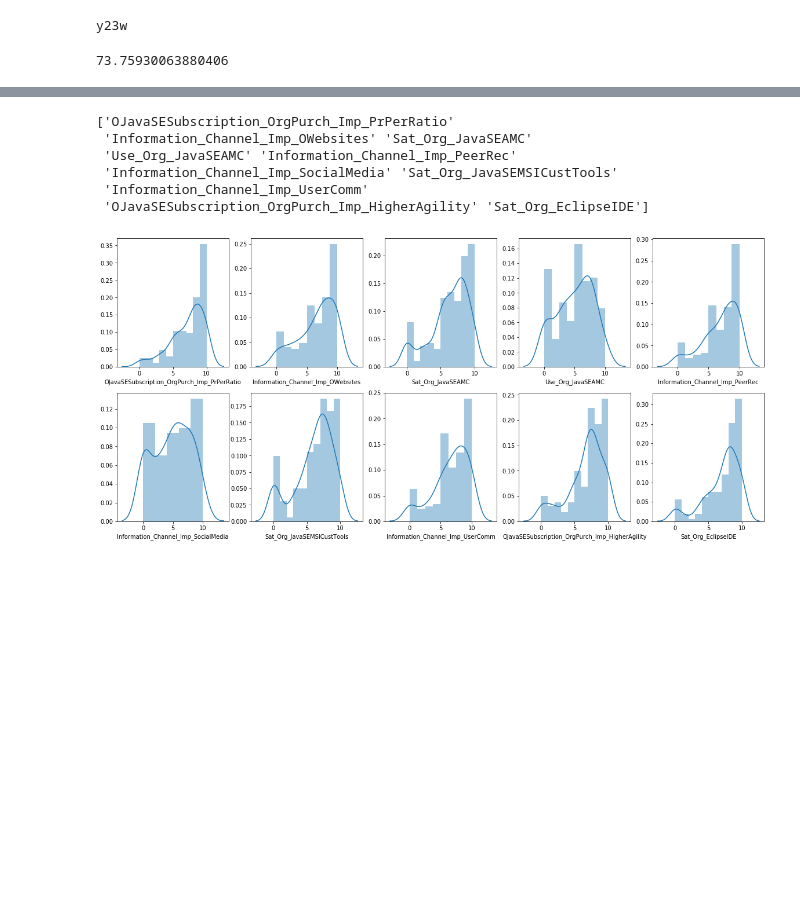
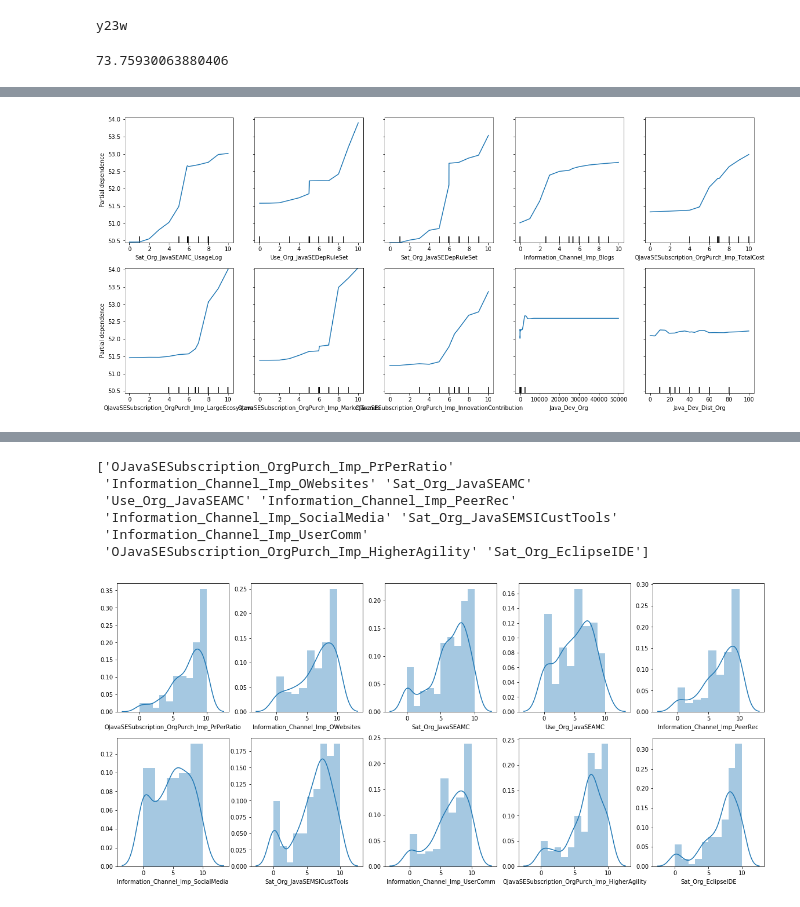
Before and after one commit to liouviaglou/JavaSE_202007, a Jupyter notebook: scripts/random_forest-y23w_mean.ipynb, the cells around one changed output, grey strips where cells are left out. Saved outputs shown, nothing was run; the diff lists cells and outputs as text; code cells hidden in the pictures; blank space fills up the shorter version.

```diff
--- a/scripts/random_forest-y23w_mean.ipynb
+++ b/scripts/random_forest-y23w_mean.ipynb
@@ -274,0 +347,6 @@ plot_partial_dependence(clf, X_train, varimp_top10,
+# %%
+fig = plot_partial_dependence(clf, X_train,
+                              features=[x[0] for x in feature_importances][10:20],
+                        n_cols=5, grid_resolution=100)
+# %% [output]
+[figure, added]
```
Also changed, not shown: parts of 19 cells of this notebook, 7 other files.
